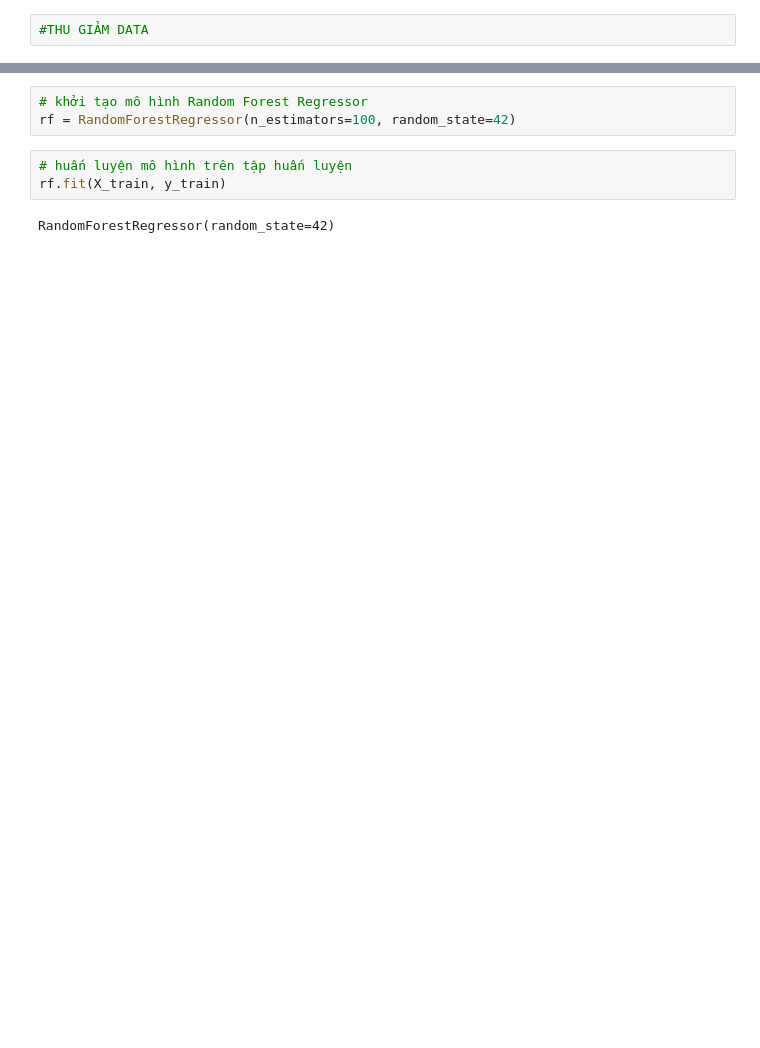
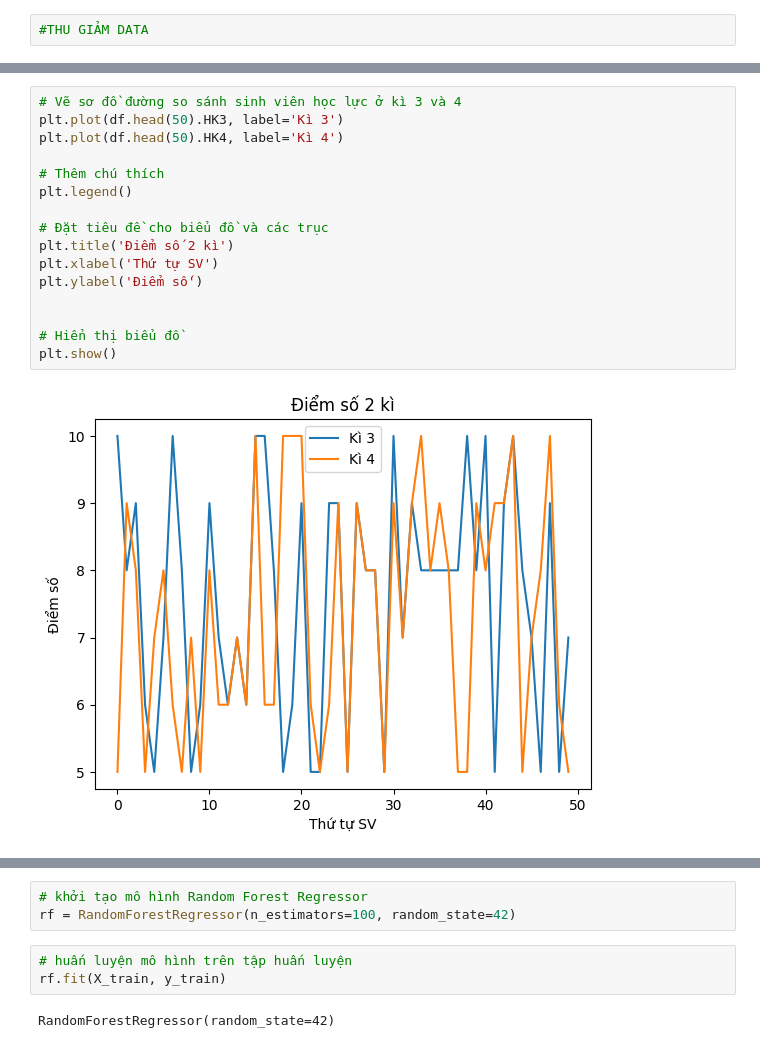
Before and after one commit to danhkaio6653ghreg/nguyendanhdemo, a Jupyter notebook: BTL_DATAMIN.ipynb, the cells around one changed output, grey strips where cells are left out. Drawn from its saved outputs; the diff is of its cells as text; blank space fills up the shorter version.

```diff
--- a/BTL_DATAMIN.ipynb
+++ b/BTL_DATAMIN.ipynb
@@ -249,0 +332,18 @@ Name: kỳ năm, Length: 3157, dtype: float64
+# %%
+# Vẽ sơ đồ đường so sánh sinh viên học lực ở kì 3 và 4
+plt.plot(df.head(50).HK3, label='Kì 3')
+plt.plot(df.head(50).HK4, label='Kì 4')
+
+# Thêm chú thích
+plt.legend()
+
+# Đặt tiêu đề cho biểu đồ và các trục
+plt.title('Điểm số 2 kì')
+plt.xlabel('Thứ tự SV')
+plt.ylabel('Điểm số')
+
+
+# Hiển thị biểu đồ
+plt.show()
+# %% [output]
+[figure, added]
```
Also changed, not shown: parts of 71 cells of this notebook.
